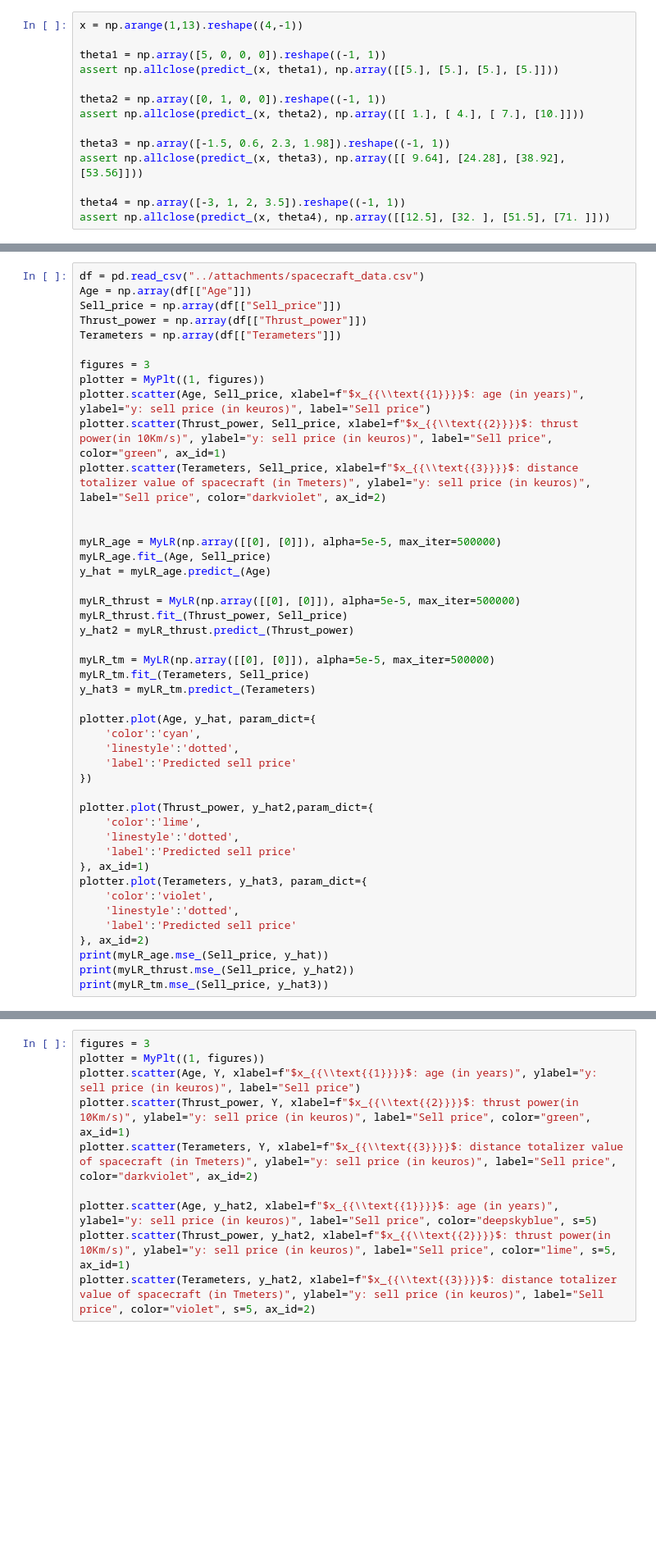
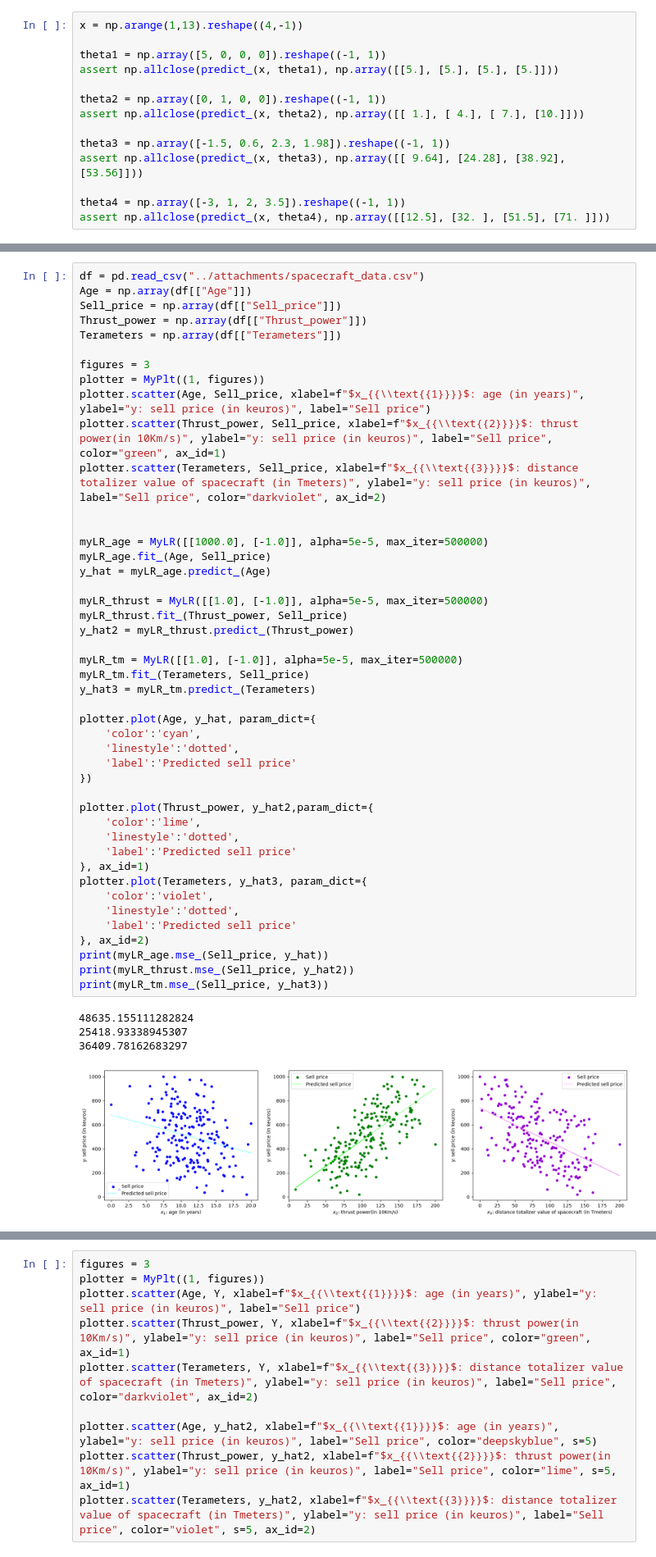
Before and after one commit to Pachiderms/bootcamp_ml, a Jupyter notebook: notebooks/notebook_module07.ipynb, the cells around one changed output, grey strips where cells are left out. Shown at 82% size. Cells and saved outputs as stored; diff of their text form; blank space fills up the shorter version.

```diff
--- a/notebooks/notebook_module07.ipynb
+++ b/notebooks/notebook_module07.ipynb
@@ -103,35 +100,40 @@ plotter.scatter(Thrust_power, Sell_price, xlabel=f"$x_{{\\text{{2}}}}$: thrust p
 plotter.scatter(Terameters, Sell_price, xlabel=f"$x_{{\\text{{3}}}}$: distance totalizer value of spacecraft (in Tmeters)", ylabel="y: sell price (in keuros)", label="Sell price", color="darkviolet", ax_id=2)
 
 
-myLR_age = MyLR(np.array([[0], [0]]), alpha=5e-5, max_iter=500000)
+myLR_age = MyLR([[1000.0], [-1.0]], alpha=5e-5, max_iter=500000)
 myLR_age.fit_(Age, Sell_price)
 y_hat = myLR_age.predict_(Age)
 
-myLR_thrust = MyLR(np.array([[0], [0]]), alpha=5e-5, max_iter=500000)
+myLR_thrust = MyLR([[1.0], [-1.0]], alpha=5e-5, max_iter=500000)
 myLR_thrust.fit_(Thrust_power, Sell_price)
 y_hat2 = myLR_thrust.predict_(Thrust_power)
 
-myLR_tm = MyLR(np.array([[0], [0]]), alpha=5e-5, max_iter=500000)
+myLR_tm = MyLR([[1.0], [-1.0]], alpha=5e-5, max_iter=500000)
 myLR_tm.fit_(Terameters, Sell_price)
 y_hat3 = myLR_tm.predict_(Terameters)
 
 plotter.plot(Age, y_hat, param_dict={
     'color':'cyan',
     'linestyle':'dotted',
     'label':'Predicted sell price'
 })
 
 plotter.plot(Thrust_power, y_hat2,param_dict={
     'color':'lime',
     'linestyle':'dotted',
     'label':'Predicted sell price'
 }, ax_id=1)
 plotter.plot(Terameters, y_hat3, param_dict={
     'color':'violet',
     'linestyle':'dotted',
     'label':'Predicted sell price'
 }, ax_id=2)
 print(myLR_age.mse_(Sell_price, y_hat))
 print(myLR_thrust.mse_(Sell_price, y_hat2))
 print(myLR_tm.mse_(Sell_price, y_hat3))
+# %% [output]
+48635.155111282824
+25418.93338945307
+36409.78162683297
+[figure, added]
 # %%
```
Also changed, not shown: parts of 4 cells of this notebook, 1 other file.
